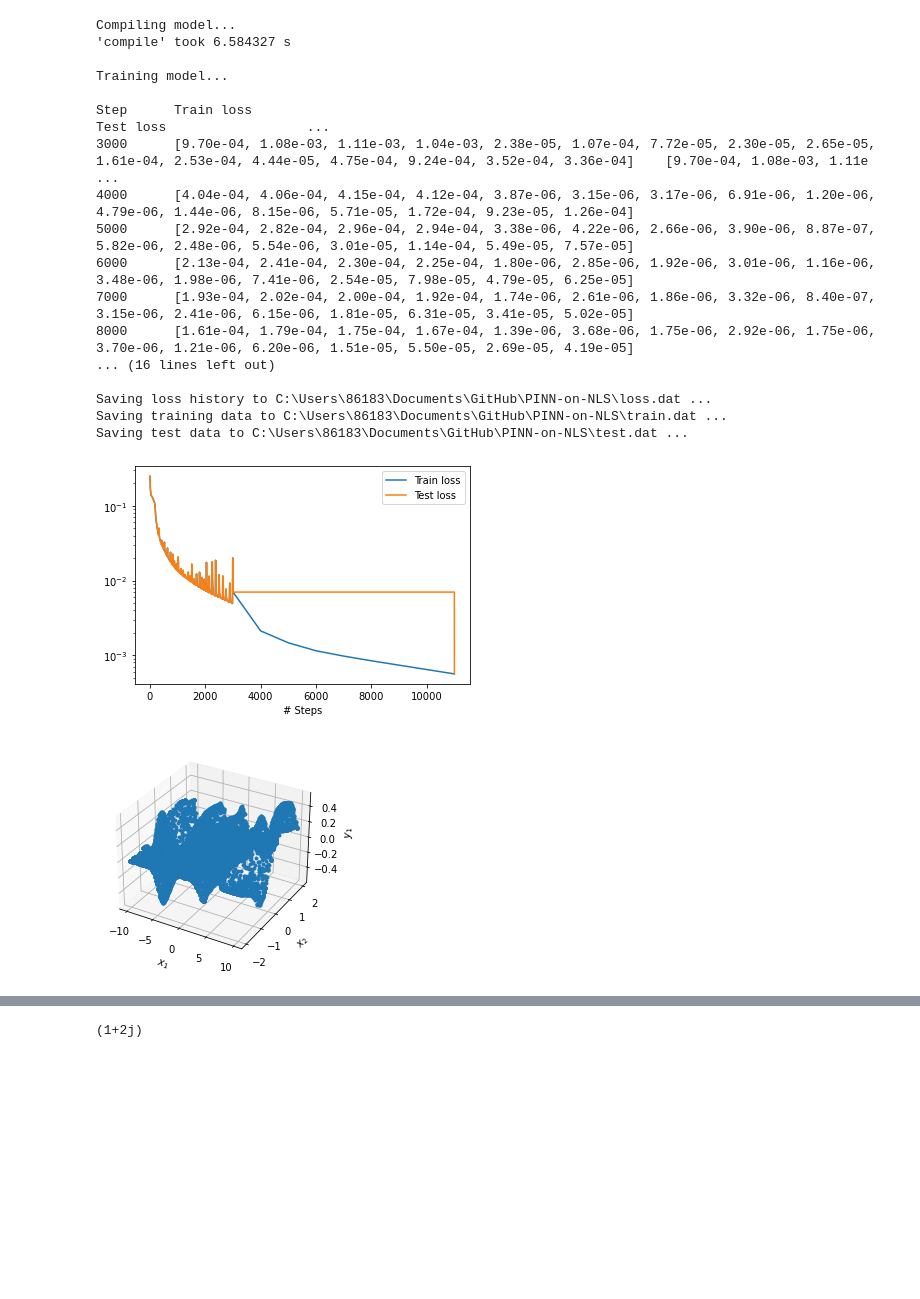
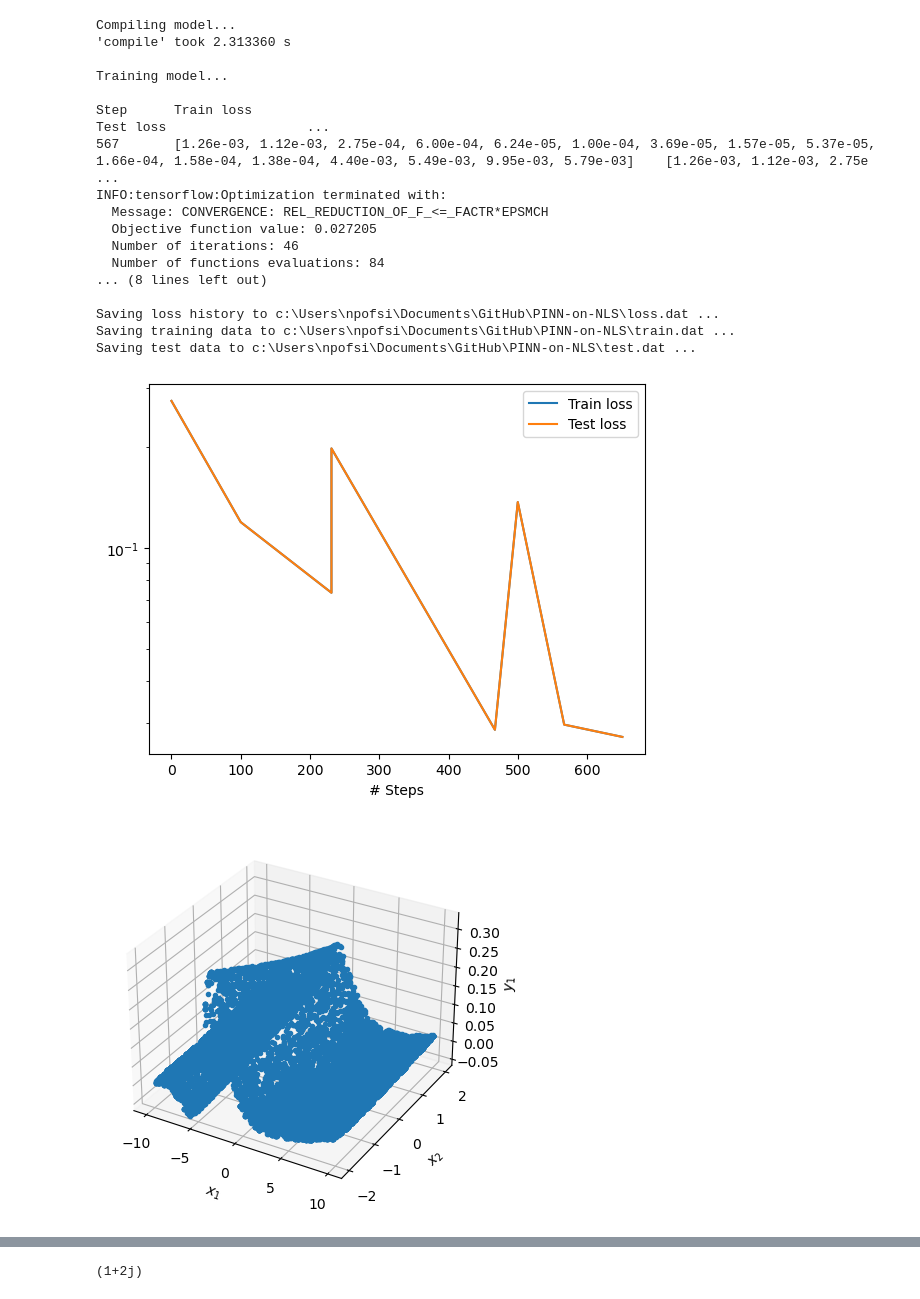
Before and after one commit to sk-yang666/PINN-on-NLS, a Jupyter notebook: 正问题双孤子.ipynb, the cells around one changed output, grey strips where cells are left out. Cells and saved outputs as stored; diff of their text form; code cells hidden in the pictures; blank space fills up the shorter version.

```diff
--- a/正问题双孤子.ipynb
+++ b/正问题双孤子.ipynb
@@ -10,7 +10,7 @@ import deepxde as dde
 # 用于绘图
 import matplotlib.pyplot as plt
 from scipy.interpolate import griddata
-
+dde.config.real.set_float64()
 a = 1
 b = 2
 k_r = 1.5
@@ -166,9 +166,9 @@ ngg=ng.conjugate()
 
 
 def init_cond_u1(x):
-    f=np.exp((0-1j)*(k**2)*x[:,1:2] + k*x[:,0:1] + nf)
+    f=np.exp((0-1j)*(k**2)*(-x[:,1:2]) + k*x[:,0:1] + nf)
     ff=f.conjugate()
-    g=np.exp((0-1j)*(l**2)*x[:,1:2] + l*x[:,0:1] + ng)
+    g=np.exp((0-1j)*(l**2)*(-x[:,1:2]) + l*x[:,0:1] + ng)
     gg=g.conjugate()
     phi1=1+2*f*ff/((k+kk)**2)
     phi2=1+2*g*gg/((l+ll)**2)
@@ -186,9 +186,9 @@ def init_cond_u1(x):
     return result
 
 def init_cond_u2(x):
-    f=np.exp((0-1j)*(k**2)*x[:,1:2] + k*x[:,0:1] + nf)
+    f=np.exp((0-1j)*(k**2)*(-x[:,1:2]) + k*x[:,0:1] + nf)
     ff=f.conjugate()
-    g=np.exp((0-1j)*(l**2)*x[:,1:2] + l*x[:,0:1] + ng)
+    g=np.exp((0-1j)*(l**2)*(-x[:,1:2]) + l*x[:,0:1] + ng)
     gg=g.conjugate()
     phi1=1+2*f*ff/((k+kk)**2)
     phi2=1+2*g*gg/((l+ll)**2)
@@ -204,9 +204,9 @@ def init_cond_u2(x):
     return result
 
 def init_cond_v1(x):
-    f=np.exp((0-1j)*(k**2)*x[:,1:2] + k*x[:,0:1] + nf)
+    f=np.exp((0-1j)*(k**2)*(-x[:,1:2]) + k*x[:,0:1] + nf)
     ff=f.conjugate()
-    g=np.exp((0-1j)*(l**2)*x[:,1:2] + l*x[:,0:1] + ng)
+    g=np.exp((0-1j)*(l**2)*(-x[:,1:2]) + l*x[:,0:1] + ng)
     gg=g.conjugate()
     phi1=1+2*f*ff/((k+kk)**2)
     phi2=1+2*g*gg/((l+ll)**2)
@@ -223,9 +223,9 @@ def init_cond_v1(x):
     return result
 
 def init_cond_v2(x):
-    f=np.exp((0-1j)*(k**2)*x[:,1:2] + k*x[:,0:1] + nf)
+    f=np.exp((0-1j)*(k**2)*(-x[:,1:2]) + k*x[:,0:1] + nf)
     ff=f.conjugate()
-    g=np.exp((0-1j)*(l**2)*x[:,1:2] + l*x[:,0:1] + ng)
+    g=np.exp((0-1j)*(l**2)*(-x[:,1:2]) + l*x[:,0:1] + ng)
     gg=g.conjugate()
     phi1=1+2*f*ff/((k+kk)**2)
     phi2=1+2*g*gg/((l+ll)**2)
@@ -251,8 +251,8 @@ data = dde.data.TimePDE(
     pde,
     [bc_u1_0, bc_u1_1, bc_v1_0, bc_v1_1,bc_u2_0, bc_u2_1, bc_v2_0, bc_v2_1, ic_u1, ic_v1,ic_u2, ic_v2],
     num_domain=10000,
-    num_boundary=20,
-    num_initial=200,
+    num_boundary=50,
+    num_initial=50,
     train_distribution="pseudo",
 )
 
@@ -267,5 +275,6 @@ D:\anaconda\python.exe
 # %%
 model.compile("adam", lr=1e-3, loss="MSE")
-model.train(epochs=3000, display_every=10)
+
+model.train(epochs=100, display_every=100)
 # %% [output]
 Compiling model...
@@ -293,34 +286,37 @@ Step      Train loss
 # %%
+
 dde.optimizers.config.set_LBFGS_options(
     maxcor=50,
-    ftol=1.0 * np.finfo(float).eps,
+    ftol=0,
     gtol=1e-09,
-    maxiter=15000,
-    maxfun=8000,
+    maxiter=10000,
+    maxfun=20000,
     maxls=50,
 )
+
 model.compile("L-BFGS")
 #model.train()
 
+model.train_step.optimizer_kwargs = {'options': {'maxfun': 1e5, 'ftol': 1e-20, 'gtol': 1e-20, 'eps': 1e-20, 'iprint': -1, 'maxiter': 1e5}}
 losshistory, train_state = model.train()
 dde.saveplot(losshistory, train_state, issave=True, isplot=True)
 # %% [output]
 Compiling model...
-'compile' took 6.584327 s
+'compile' took 2.313360 s
 
 Training model...
 
 Step      Train loss                                                                                                                                                          Test loss                  ...
-3000      [9.70e-04, 1.08e-03, 1.11e-03, 1.04e-03, 2.38e-05, 1.07e-04, 7.72e-05, 2.30e-05, 2.65e-05, 1.61e-04, 2.53e-04, 4.44e-05, 4.75e-04, 9.24e-04, 3.52e-04, 3.36e-04]    [9.70e-04, 1.08e-03, 1.11e ...
-4000      [4.04e-04, 4.06e-04, 4.15e-04, 4.12e-04, 3.87e-06, 3.15e-06, 3.17e-06, 6.91e-06, 1.20e-06, 4.79e-06, 1.44e-06, 8.15e-06, 5.71e-05, 1.72e-04, 9.23e-05, 1.26e-04]
-5000      [2.92e-04, 2.82e-04, 2.96e-04, 2.94e-04, 3.38e-06, 4.22e-06, 2.66e-06, 3.90e-06, 8.87e-07, 5.82e-06, 2.48e-06, 5.54e-06, 3.01e-05, 1.14e-04, 5.49e-05, 7.57e-05]
-6000      [2.13e-04, 2.41e-04, 2.30e-04, 2.25e-04, 1.80e-06, 2.85e-06, 1.92e-06, 3.01e-06, 1.16e-06, 3.48e-06, 1.98e-06, 7.41e-06, 2.54e-05, 7.98e-05, 4.79e-05, 6.25e-05]
-7000      [1.93e-04, 2.02e-04, 2.00e-04, 1.92e-04, 1.74e-06, 2.61e-06, 1.86e-06, 3.32e-06, 8.40e-07, 3.15e-06, 2.41e-06, 6.15e-06, 1.81e-05, 6.31e-05, 3.41e-05, 5.02e-05]
-8000      [1.61e-04, 1.79e-04, 1.75e-04, 1.67e-04, 1.39e-06, 3.68e-06, 1.75e-06, 2.92e-06, 1.75e-06, 3.70e-06, 1.21e-06, 6.20e-06, 1.51e-05, 5.50e-05, 2.69e-05, 4.19e-05]
-... (16 lines left out)
+567       [1.26e-03, 1.12e-03, 2.75e-04, 6.00e-04, 6.24e-05, 1.00e-04, 3.69e-05, 1.57e-05, 5.37e-05, 1.66e-04, 1.58e-04, 1.38e-04, 4.40e-03, 5.49e-03, 9.95e-03, 5.79e-03]    [1.26e-03, 1.12e-03, 2.75e ...
+INFO:tensorflow:Optimization terminated with:
+  Message: CONVERGENCE: REL_REDUCTION_OF_F_<=_FACTR*EPSMCH
+  Objective function value: 0.027205
+  Number of iterations: 46
+  Number of functions evaluations: 84
+... (8 lines left out)
 
-Saving loss history to C:\Users\86183\Documents\GitHub\PINN-on-NLS\loss.dat ...
-Saving training data to C:\Users\86183\Documents\GitHub\PINN-on-NLS\train.dat ...
-Saving test data to C:\Users\86183\Documents\GitHub\PINN-on-NLS\test.dat ...
+Saving loss history to c:\Users\npofsi\Documents\GitHub\PINN-on-NLS\loss.dat ...
+Saving training data to c:\Users\npofsi\Documents\GitHub\PINN-on-NLS\train.dat ...
+Saving test data to c:\Users\npofsi\Documents\GitHub\PINN-on-NLS\test.dat ...
-[figure, old version]
+[figure, new version]
-[figure, old version]
+[figure, new version]
```
Also changed, not shown: parts of 10 cells of this notebook, 26 other files.
